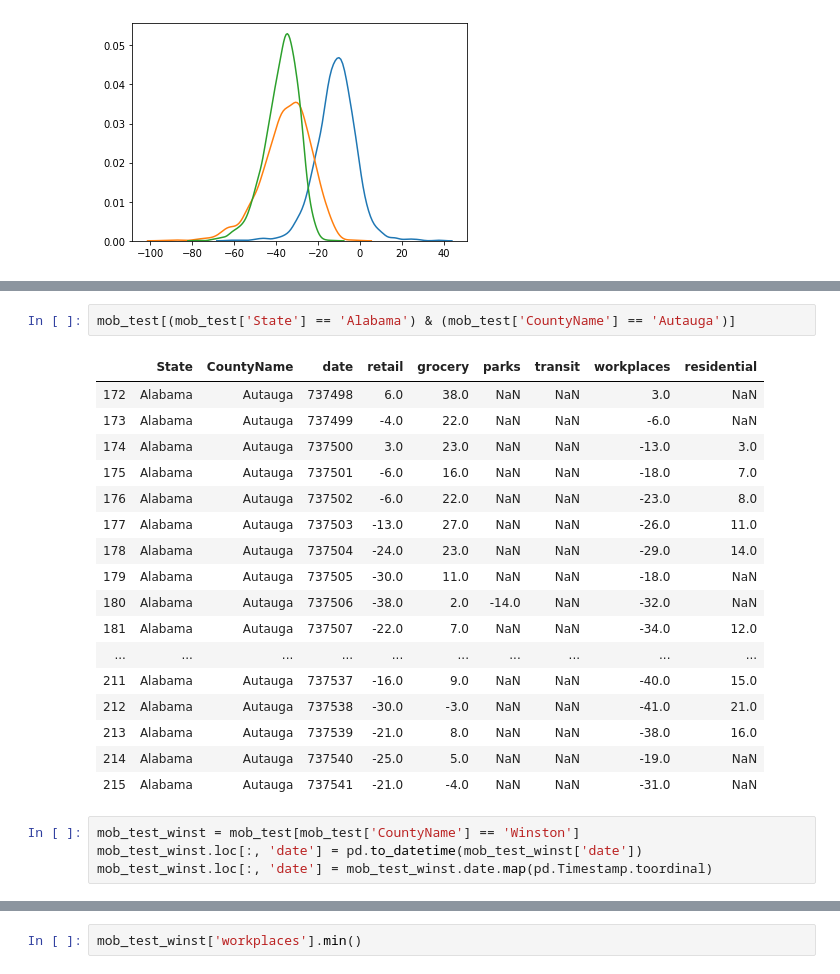
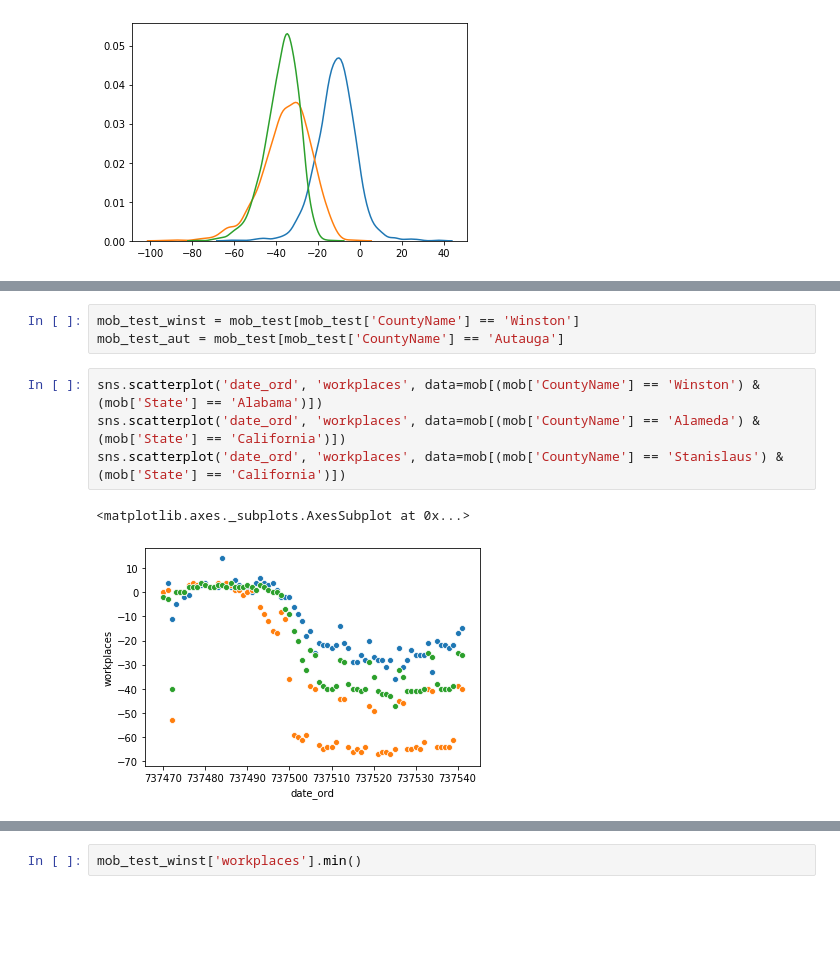
Before and after one commit to joshuaiokua/data100_final-project, a Jupyter notebook: Josh_notebook.ipynb, the cells around one changed output, grey strips where cells are left out. Saved outputs shown, nothing was run; the diff lists cells and outputs as text; blank space fills up the shorter version.

```diff
--- a/Josh_notebook.ipynb
+++ b/Josh_notebook.ipynb
@@ -226,24 +288,10 @@ mob_test.iloc[:, 1:].groupby('CountyName').mean()['residential'].isna().sum()
 # %%
-mob_test[(mob_test['State'] == 'Alabama') & (mob_test['CountyName'] == 'Autauga')]
+mob_test_winst = mob_test[mob_test['CountyName'] == 'Winston']
+mob_test_aut = mob_test[mob_test['CountyName'] == 'Autauga']
-# %% [output]
-|  | State | CountyName | date | retail | grocery | parks | transit | workplaces | residential |
-| 172 | Alabama | Autauga | 737498 | 6.0 | 38.0 | NaN | NaN | 3.0 | NaN |
-| 173 | Alabama | Autauga | 737499 | -4.0 | 22.0 | NaN | NaN | -6.0 | NaN |
-| 174 | Alabama | Autauga | 737500 | 3.0 | 23.0 | NaN | NaN | -13.0 | 3.0 |
-| 175 | Alabama | Autauga | 737501 | -6.0 | 16.0 | NaN | NaN | -18.0 | 7.0 |
-| 176 | Alabama | Autauga | 737502 | -6.0 | 22.0 | NaN | NaN | -23.0 | 8.0 |
-| 177 | Alabama | Autauga | 737503 | -13.0 | 27.0 | NaN | NaN | -26.0 | 11.0 |
-| 178 | Alabama | Autauga | 737504 | -24.0 | 23.0 | NaN | NaN | -29.0 | 14.0 |
-| 179 | Alabama | Autauga | 737505 | -30.0 | 11.0 | NaN | NaN | -18.0 | NaN |
-| 180 | Alabama | Autauga | 737506 | -38.0 | 2.0 | -14.0 | NaN | -32.0 | NaN |
-| 181 | Alabama | Autauga | 737507 | -22.0 | 7.0 | NaN | NaN | -34.0 | 12.0 |
-| ... | ... | ... | ... | ... | ... | ... | ... | ... | ... |
-| 211 | Alabama | Autauga | 737537 | -16.0 | 9.0 | NaN | NaN | -40.0 | 15.0 |
-| 212 | Alabama | Autauga | 737538 | -30.0 | -3.0 | NaN | NaN | -41.0 | 21.0 |
-| 213 | Alabama | Autauga | 737539 | -21.0 | 8.0 | NaN | NaN | -38.0 | 16.0 |
-| 214 | Alabama | Autauga | 737540 | -25.0 | 5.0 | NaN | NaN | -19.0 | NaN |
-| 215 | Alabama | Autauga | 737541 | -21.0 | -4.0 | NaN | NaN | -31.0 | NaN |
-# %%
-mob_test_winst = mob_test[mob_test['CountyName'] == 'Winston']
-mob_test_winst.loc[:, 'date'] = pd.to_datetime(mob_test_winst['date'])
-mob_test_winst.loc[:, 'date'] = mob_test_winst.date.map(pd.Timestamp.toordinal)
+# %%
+sns.scatterplot('date_ord', 'workplaces', data=mob[(mob['CountyName'] == 'Winston') & (mob['State'] == 'Alabama')])
+sns.scatterplot('date_ord', 'workplaces', data=mob[(mob['CountyName'] == 'Alameda') & (mob['State'] == 'California')])
+sns.scatterplot('date_ord', 'workplaces', data=mob[(mob['CountyName'] == 'Stanislaus') & (mob['State'] == 'California')])
+# %% [output]
+<matplotlib.axes._subplots.AxesSubplot at 0x...>
+[figure, added]
```
Also changed, not shown: parts of 14 cells of this notebook.
